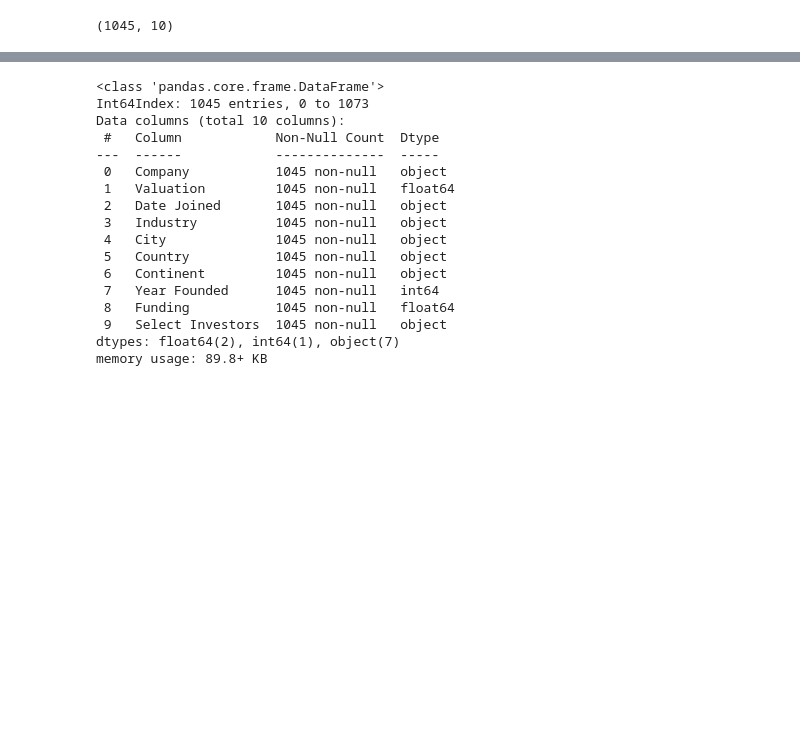
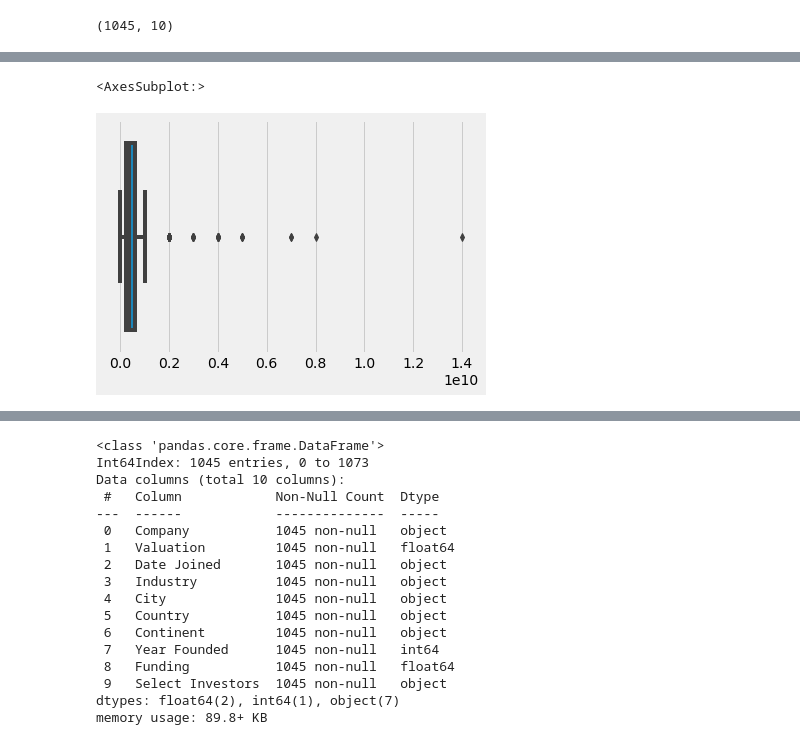
Before and after one commit to halomar/Maven_Unicorn_Challenge, a Jupyter notebook: Maven_Unicorn_Challenge_EDA.ipynb, the cells around one changed output, grey strips where cells are left out. Drawn from its saved outputs; the diff is of its cells as text; code cells hidden in the pictures; blank space fills up the shorter version.

```diff
--- a/Maven_Unicorn_Challenge_EDA.ipynb
+++ b/Maven_Unicorn_Challenge_EDA.ipynb
@@ -129,0 +191,5 @@ df.head()
+# %%
+sns.boxplot(x= fund, data=df)
+# %% [output]
+<AxesSubplot:>
+[figure, added]
```
Also changed, not shown: parts of 8 cells of this notebook.
